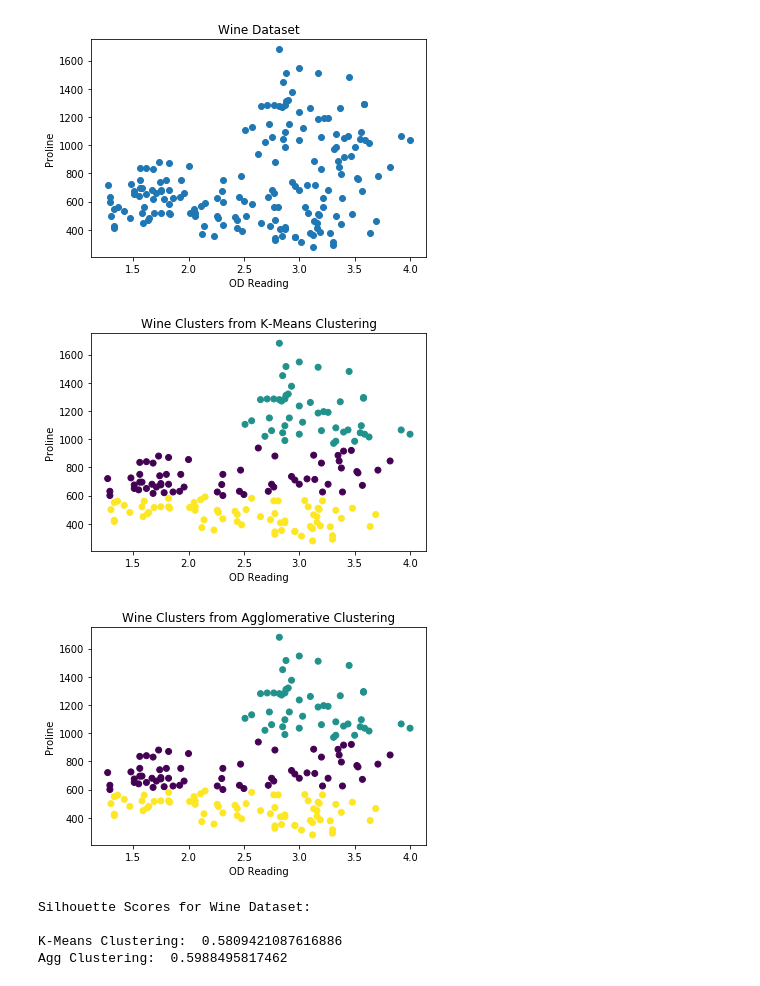
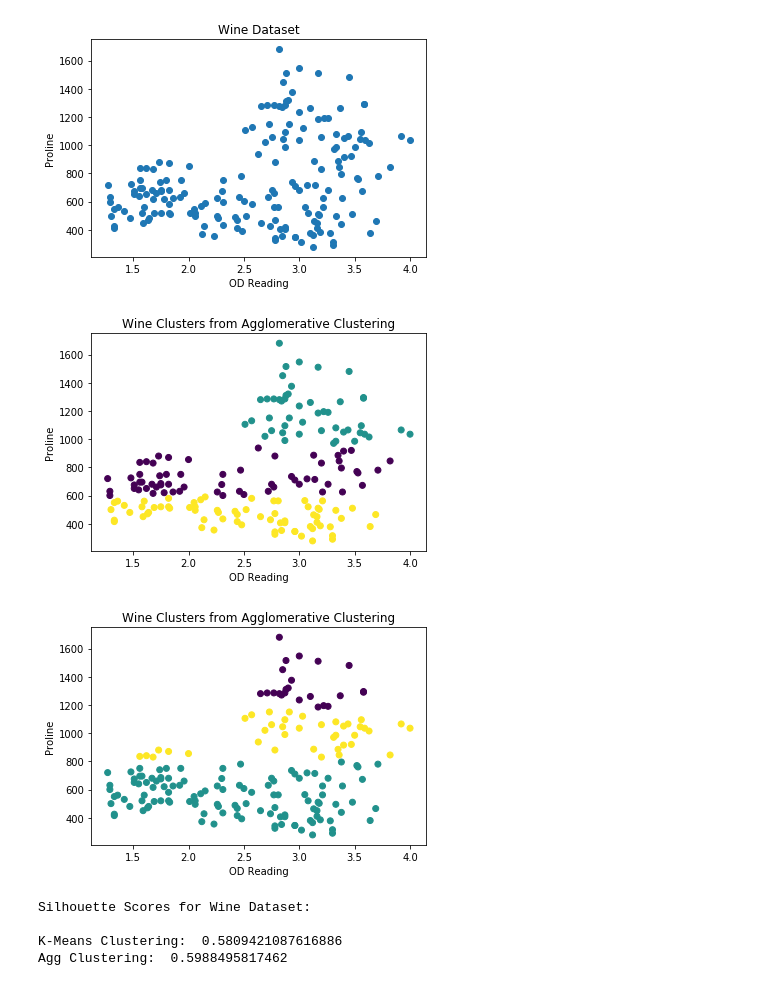
Before and after one commit to PacktWorkshops/The-Unsupervised-Learning-Workshop, a Jupyter notebook: Chapter02/Activity2.01/Activity2.01.ipynb, the cells around one changed output. Drawn from its saved outputs; the diff is of its cells as text; code cells hidden in the pictures.

```diff
--- a/Chapter02/Activity2.01/Activity2.01.ipynb
+++ b/Chapter02/Activity2.01/Activity2.01.ipynb
@@ -41,20 +44,19 @@ ac_clusters = ac.fit_predict(wine_df)
 # %%
-plt.title("Clusters from K-Means")
-plt.scatter(wine_df.values[:,0], wine_df.values[:,1], c=km_clusters)
-plt.title("Wine Clusters from K-Means Clustering")
-plt.xlabel("OD Reading")
-plt.ylabel("Proline")
-plt.show()
-
-plt.title("Clusters from Agglomerative Clustering")
 plt.scatter(wine_df.values[:,0], wine_df.values[:,1], c=km_clusters)
 plt.title("Wine Clusters from Agglomerative Clustering")
 plt.xlabel("OD Reading")
 plt.ylabel("Proline")
 plt.show()
 # %% [output]
-[figure, old version]
+[figure, new version]
-[figure, removed]
+# %%
+plt.scatter(wine_df.values[:,0], wine_df.values[:,1], c=ac_clusters)
+plt.title("Wine Clusters from Agglomerative Clustering")
+plt.xlabel("OD Reading")
+plt.ylabel("Proline")
+plt.show()
+# %% [output]
+[figure, added]
 # %%
 # Calculate Silhouette Scores
 print("Silhouette Scores for Wine Dataset:\n")
```
Also changed, not shown: parts of 8 cells of this notebook, 19 other files.
